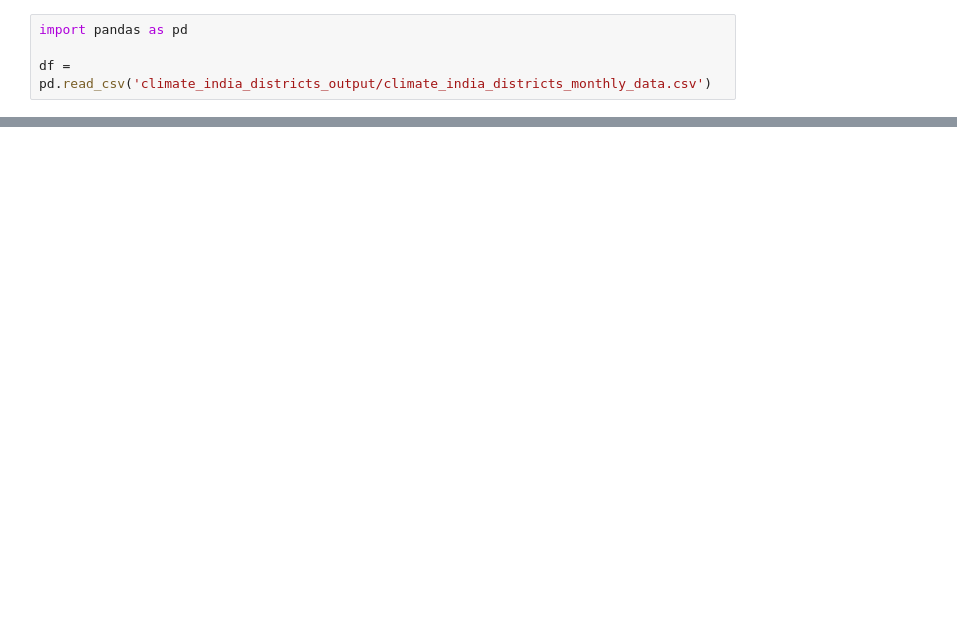
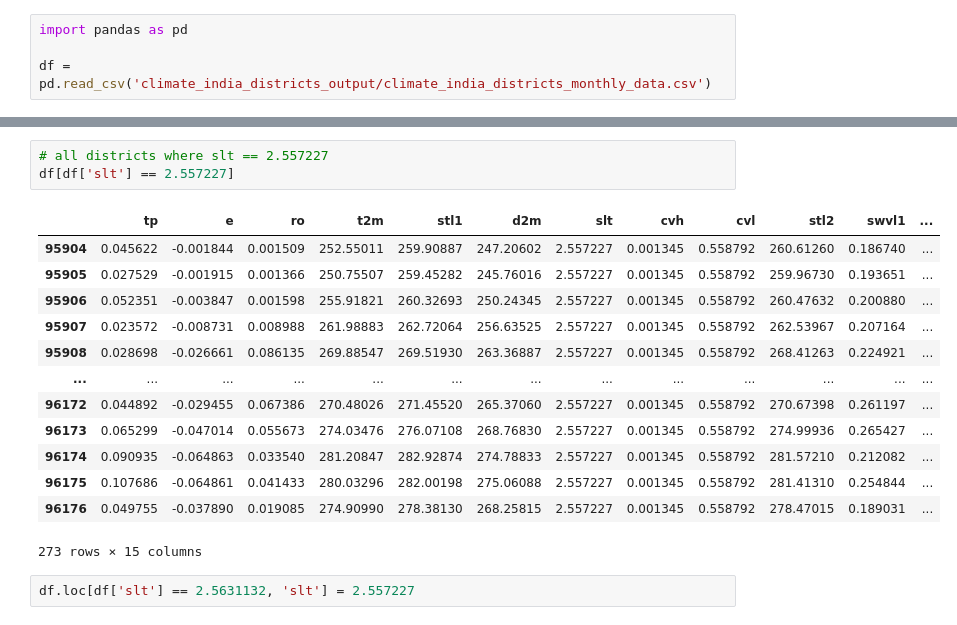
Before and after one commit to JaggeryArray/climate_agriculture_analysis_India, a Jupyter notebook: climate_data_district_wise/climate_ana.ipynb, the cells around one changed output, grey strips where cells are left out. Drawn from its saved outputs; the diff is of its cells as text; blank space fills up the shorter version.

```diff
--- a/climate_data_district_wise/climate_ana.ipynb
+++ b/climate_data_district_wise/climate_ana.ipynb
@@ -20,0 +103,19 @@ df
+# %%
+# all districts where slt == 2.557227
+df[df['slt'] == 2.557227]
+# %% [output]
+|  | tp | e | ro | t2m | stl1 | d2m | slt | cvh | cvl | stl2 | swvl1 | ... |
+| 95904 | 0.045622 | -0.001844 | 0.001509 | 252.55011 | 259.90887 | 247.20602 | 2.557227 | 0.001345 | 0.558792 | 260.61260 | 0.186740 | ... |
+| 95905 | 0.027529 | -0.001915 | 0.001366 | 250.75507 | 259.45282 | 245.76016 | 2.557227 | 0.001345 | 0.558792 | 259.96730 | 0.193651 | ... |
+| 95906 | 0.052351 | -0.003847 | 0.001598 | 255.91821 | 260.32693 | 250.24345 | 2.557227 | 0.001345 | 0.558792 | 260.47632 | 0.200880 | ... |
+| 95907 | 0.023572 | -0.008731 | 0.008988 | 261.98883 | 262.72064 | 256.63525 | 2.557227 | 0.001345 | 0.558792 | 262.53967 | 0.207164 | ... |
+| 95908 | 0.028698 | -0.026661 | 0.086135 | 269.88547 | 269.51930 | 263.36887 | 2.557227 | 0.001345 | 0.558792 | 268.41263 | 0.224921 | ... |
+| ... | ... | ... | ... | ... | ... | ... | ... | ... | ... | ... | ... | ... |
+| 96172 | 0.044892 | -0.029455 | 0.067386 | 270.48026 | 271.45520 | 265.37060 | 2.557227 | 0.001345 | 0.558792 | 270.67398 | 0.261197 | ... |
+| 96173 | 0.065299 | -0.047014 | 0.055673 | 274.03476 | 276.07108 | 268.76830 | 2.557227 | 0.001345 | 0.558792 | 274.99936 | 0.265427 | ... |
+| 96174 | 0.090935 | -0.064863 | 0.033540 | 281.20847 | 282.92874 | 274.78833 | 2.557227 | 0.001345 | 0.558792 | 281.57210 | 0.212082 | ... |
+| 96175 | 0.107686 | -0.064861 | 0.041433 | 280.03296 | 282.00198 | 275.06088 | 2.557227 | 0.001345 | 0.558792 | 281.41310 | 0.254844 | ... |
+| 96176 | 0.049755 | -0.037890 | 0.019085 | 274.90990 | 278.38130 | 268.25815 | 2.557227 | 0.001345 | 0.558792 | 278.47015 | 0.189031 | ... |
+273 rows × 15 columns
+# %%
+df.loc[df['slt'] == 2.5631132, 'slt'] = 2.557227
```
Also changed, not shown: parts of 11 cells of this notebook, 25 other files.
